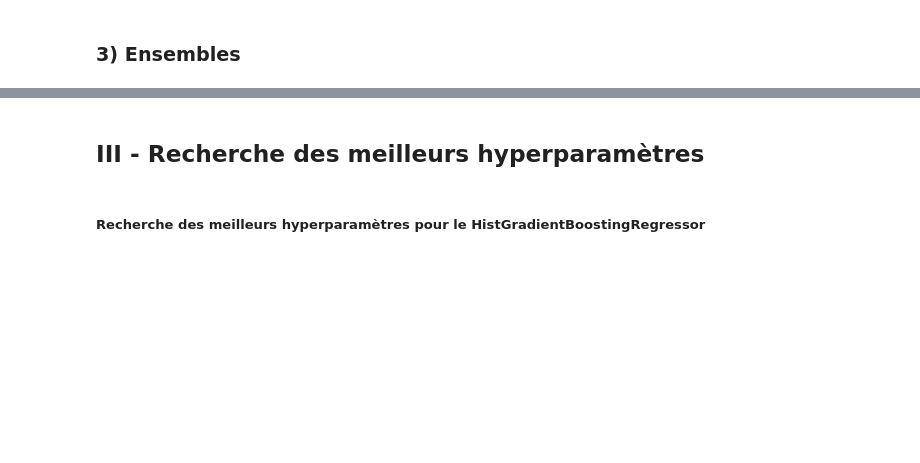
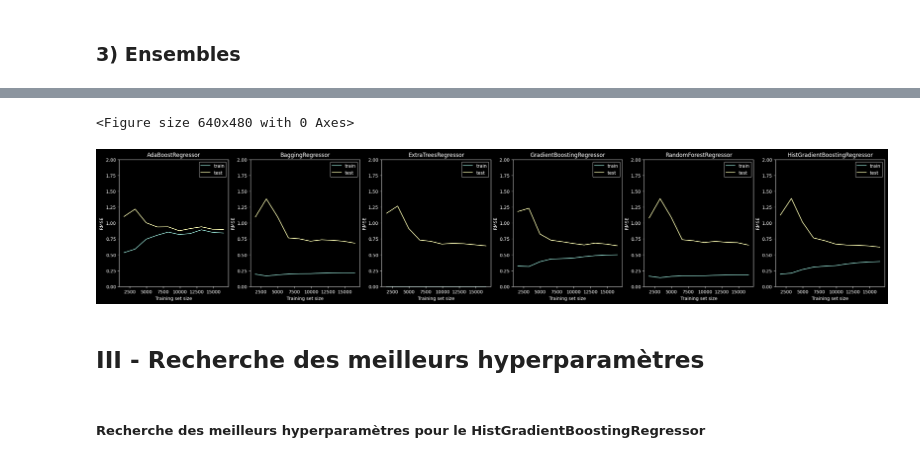
Before and after one commit to TsukiShinen/GT3_Project3, a Jupyter notebook: src/Presentation.ipynb, the cells around one changed output, grey strips where cells are left out. Cells and saved outputs as stored; diff of their text form; code cells hidden in the pictures; blank space fills up the shorter version.

```diff
--- a/src/Presentation.ipynb
+++ b/src/Presentation.ipynb
@@ -378,41 +447,44 @@ def ens_learnings_curves(
     for i in tqdm(range(len(models))):
         graphs[i].set_title(models[i].__class__.__name__)
         graphs[i].set_xlabel("Training set size")
-        graphs[i].set_ylabel("Error")
+        graphs[i].set_ylabel("RMSE")
 
         train_sizes, train_scores, test_scores = learning_curve(
         random_state=69,
         estimator = models[i],
         X=data,
         y=target,
         n_jobs=n_jobs,
         train_sizes=np.linspace(0.1, 1, points_amount),
-        scoring="neg_mean_squared_error"
+        scoring="neg_root_mean_squared_error"
         )
 
         train_scores_mean = -np.mean(train_scores, axis=1)
         test_scores_mean = -np.mean(test_scores, axis=1)
 
         train_score_arr.append(train_scores_mean)
         test_scores_arr.append(test_scores_mean)
 
 
     for i in range(len(train_score_arr)):
         graphs[i].set_ylim(0,2)
         graphs[i].plot(train_sizes, train_score_arr[i])
         graphs[i].plot(train_sizes, test_scores_arr[i])
         graphs[i].legend(labels=["train", "test"], loc="upper right")
 
     return plt
 
 #Call de la fonction
 ens_learnings_curves(
     ens_models,
     data,
     target
 )
 
 plt.show()
+# %% [output]
+<Figure size 640x480 with 0 Axes>
+[figure, added]
 # %% [markdown]
 ## III - Recherche des meilleurs hyperparamètres
 # %% [markdown]
```
Also changed, not shown: parts of 19 cells of this notebook.
